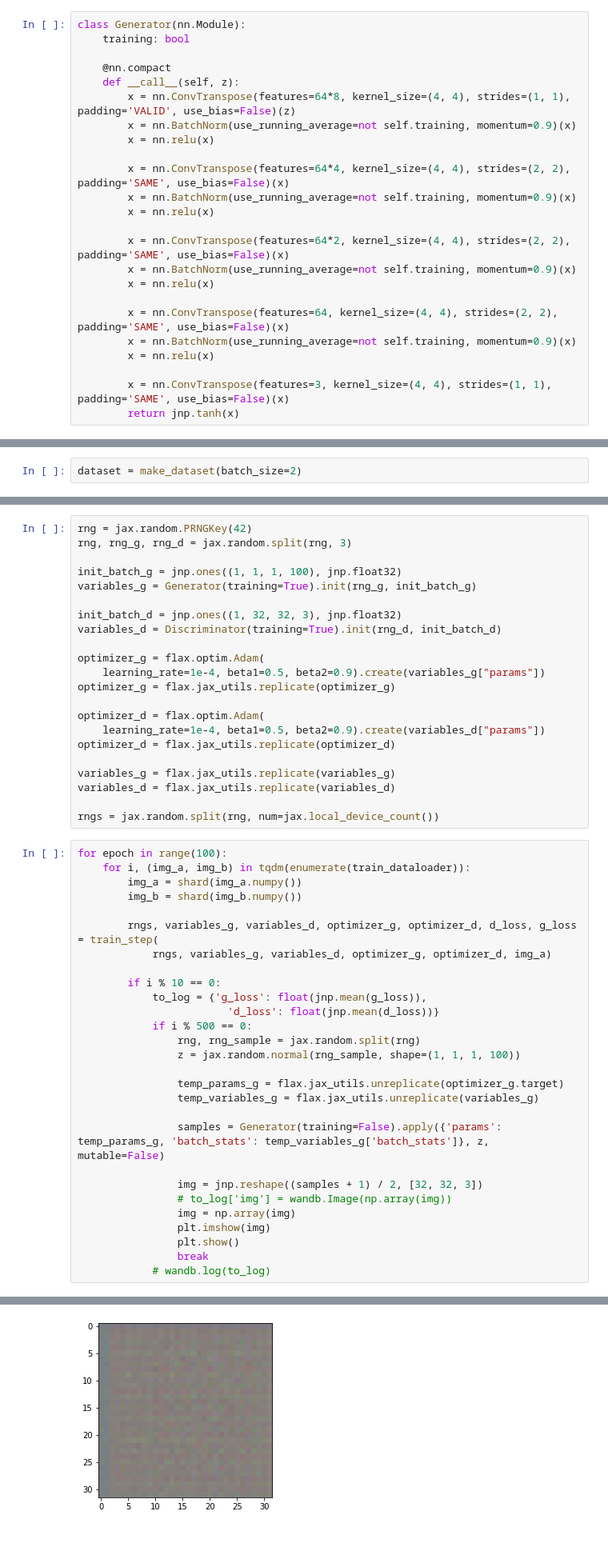
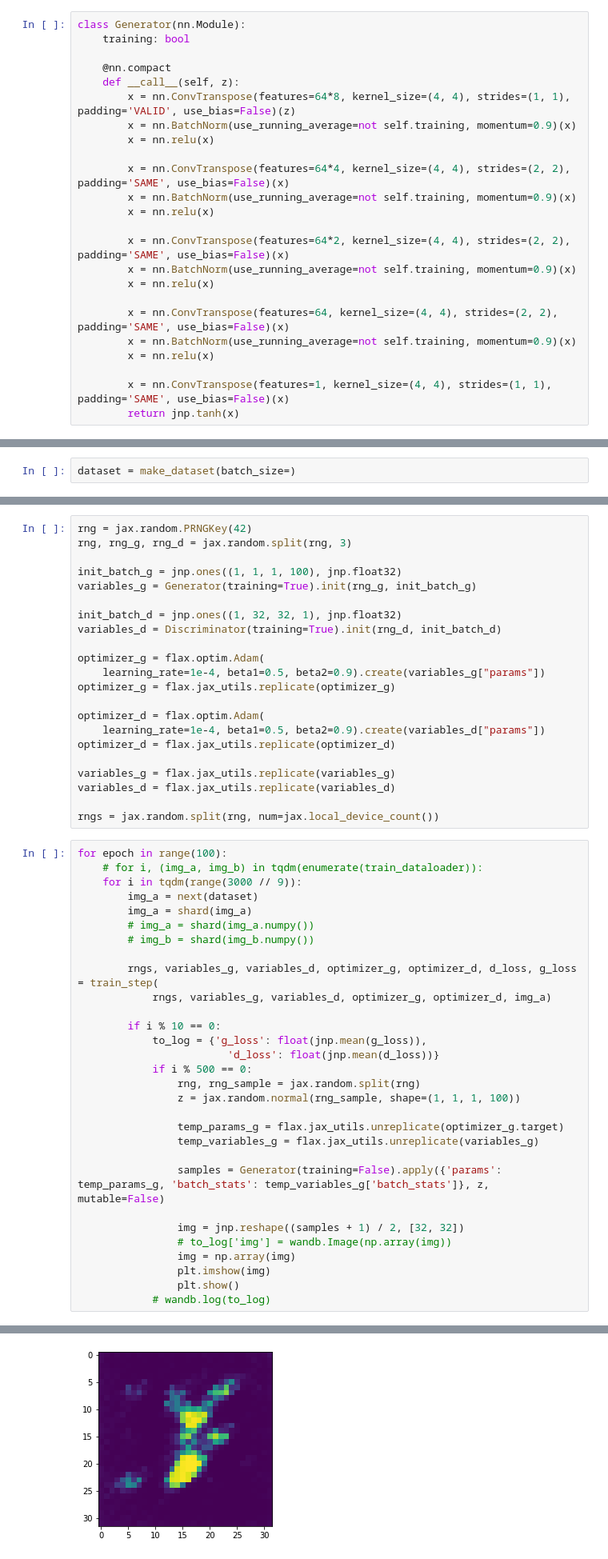
Before and after one commit to bkkaggle/jax-gans, a Jupyter notebook: linen.ipynb, the cells around one changed output, grey strips where cells are left out. Shown: that part at 80% size. Cells and saved outputs as stored; diff of their text form.

```diff
--- a/linen.ipynb
+++ b/linen.ipynb
@@ -98,7 +98,7 @@ class Generator(nn.Module):
         x = nn.BatchNorm(use_running_average=not self.training, momentum=0.9)(x)
         x = nn.relu(x)
 
-        x = nn.ConvTranspose(features=3, kernel_size=(4, 4), strides=(1, 1), padding='SAME', use_bias=False)(x)
+        x = nn.ConvTranspose(features=1, kernel_size=(4, 4), strides=(1, 1), padding='SAME', use_bias=False)(x)
         return jnp.tanh(x)
 # %%
 class Discriminator(nn.Module):
@@ -219,6 +219,6 @@ def make_dataset(batch_size, seed=1):
     ds = ds.shuffle(10 * batch_size, seed=seed).repeat().batch(batch_size)
     return iter(tfds.as_numpy(ds))
 # %%
-dataset = make_dataset(batch_size=2)
+dataset = make_dataset(batch_size=)
 # %%
 batch = next(dataset)
@@ -242,7 +246,7 @@ rng, rng_g, rng_d = jax.random.split(rng, 3)
 init_batch_g = jnp.ones((1, 1, 1, 100), jnp.float32)
 variables_g = Generator(training=True).init(rng_g, init_batch_g)
 
-init_batch_d = jnp.ones((1, 32, 32, 3), jnp.float32)
+init_batch_d = jnp.ones((1, 32, 32, 1), jnp.float32)
 variables_d = Discriminator(training=True).init(rng_d, init_batch_d)
 
 optimizer_g = flax.optim.Adam(
@@ -259,9 +263,12 @@ variables_d = flax.jax_utils.replicate(variables_d)
 rngs = jax.random.split(rng, num=jax.local_device_count())
 # %%
 for epoch in range(100):
-    for i, (img_a, img_b) in tqdm(enumerate(train_dataloader)):
-        img_a = shard(img_a.numpy())
-        img_b = shard(img_b.numpy())
+    # for i, (img_a, img_b) in tqdm(enumerate(train_dataloader)):
+    for i in tqdm(range(3000 // 9)):
+        img_a = next(dataset)
+        img_a = shard(img_a)
+        # img_a = shard(img_a.numpy())
+        # img_b = shard(img_b.numpy())
 
         rngs, variables_g, variables_d, optimizer_g, optimizer_d, d_loss, g_loss = train_step(
             rngs, variables_g, variables_d, optimizer_g, optimizer_d, img_a)
@@ -278,11 +285,10 @@ for epoch in range(100):
 
                 samples = Generator(training=False).apply({'params': temp_params_g, 'batch_stats': temp_variables_g['batch_stats']}, z, mutable=False)
 
-                img = jnp.reshape((samples + 1) / 2, [32, 32, 3])
+                img = jnp.reshape((samples + 1) / 2, [32, 32])
                 # to_log['img'] = wandb.Image(np.array(img))
                 img = np.array(img)
                 plt.imshow(img)
                 plt.show()
-                break
             # wandb.log(to_log)
 # %% [output]
@@ -291 +297 @@ for epoch in range(100):
-[figure, old version]
+[figure, new version]
```
Also changed, not shown: parts of 2 cells of this notebook, 4 other files.
